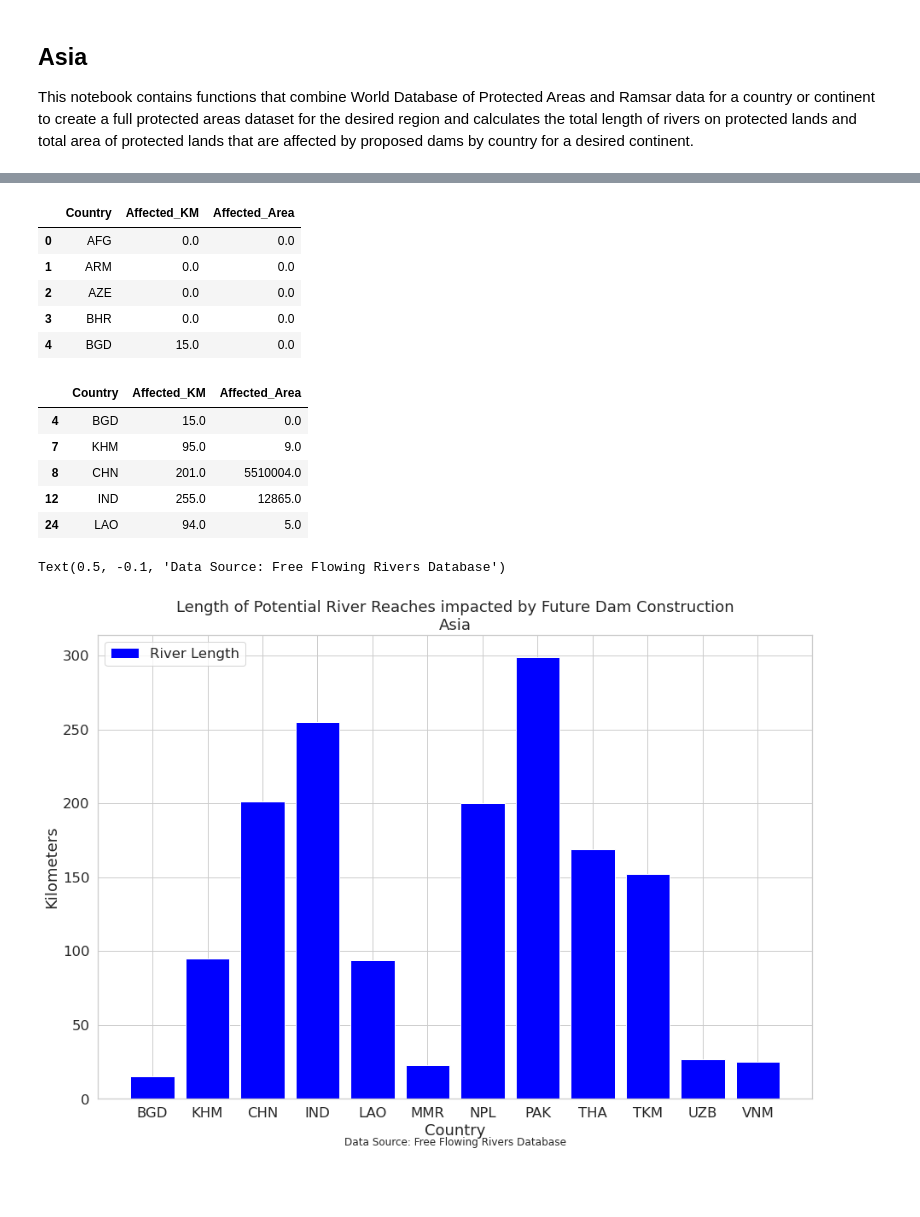
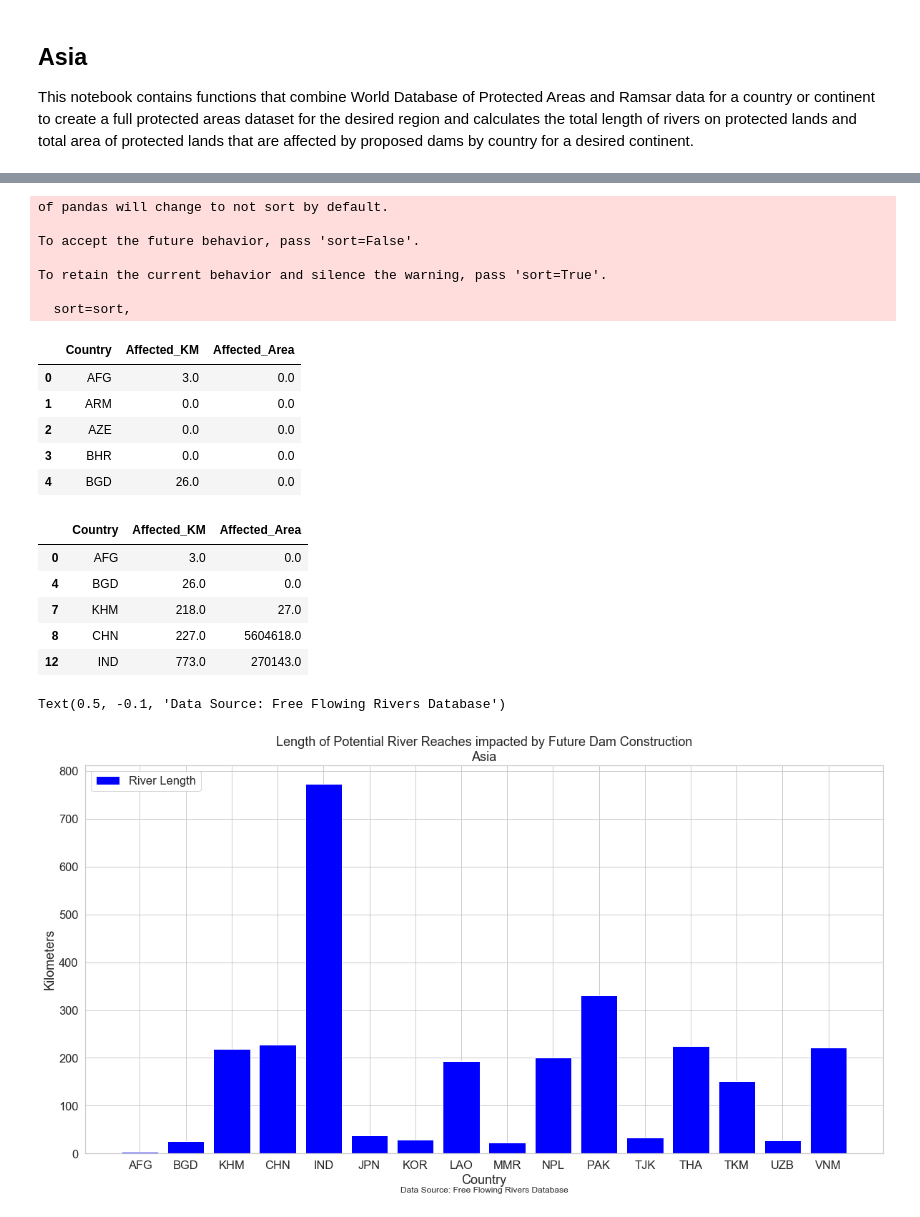
Before and after one commit to lherwehe/global-dam-impacts, a Jupyter notebook: exploration-notebooks/dam-impacts-on-protected-areas-calc-asia.ipynb, the cells around one changed output, grey strips where cells are left out. Saved outputs shown, nothing was run; the diff lists cells and outputs as text; code cells hidden in the pictures; blank space fills up the shorter version.

```diff
--- a/exploration-notebooks/dam-impacts-on-protected-areas-calc-asia.ipynb
+++ b/exploration-notebooks/dam-impacts-on-protected-areas-calc-asia.ipynb
@@ -171,7 +171,7 @@ river_list_prj = []
 
 for shp in gdf_list:
     shp['DOR_DIFF'] = shp['DOR_PLA'] - shp['DOR']
-    shp = shp[shp.RIV_CLASS > 3]
+    shp = shp[shp.RIV_CLASS >= 3]
     shp = shp.to_crs('epsg:4087')
     shp['geometry'] = shp.buffer(100)
     shp = shp[['LENGTH_KM', 'RIV_ORD', 'RIV_CLASS', 'CONTINENT',
@@ -260,45 +260,54 @@ for country in asia_countries.ISO3:
  # Create a pandas dataframe of lengths and areas affected
 asia_output = pd.DataFrame(list(zip(countries, country_sums, area_sums)), columns=[
                            'Country', 'Affected_KM', 'Affected_Area'])
+# %% [output]
+of pandas will change to not sort by default.
+
+To accept the future behavior, pass 'sort=False'.
+
+To retain the current behavior and silence the warning, pass 'sort=True'.
+
+  sort=sort,
 # %%
 asia_output.head()
 # %% [output]
 |  | Country | Affected_KM | Affected_Area |
-| 0 | AFG | 0.0 | 0.0 |
+| 0 | AFG | 3.0 | 0.0 |
 | 1 | ARM | 0.0 | 0.0 |
 | 2 | AZE | 0.0 | 0.0 |
 | 3 | BHR | 0.0 | 0.0 |
-| 4 | BGD | 15.0 | 0.0 |
+| 4 | BGD | 26.0 | 0.0 |
 # %%
 asia_affected = asia_output[asia_output.Affected_KM != 0]
+asia_affected = asia_output[asia_output.Affected_Area != 0]
 
 asia_affected.head()
 # %% [output]
 |  | Country | Affected_KM | Affected_Area |
-| 4 | BGD | 15.0 | 0.0 |
-| 7 | KHM | 95.0 | 9.0 |
-| 8 | CHN | 201.0 | 5510004.0 |
-| 12 | IND | 255.0 | 12865.0 |
-| 24 | LAO | 94.0 | 5.0 |
+| 0 | AFG | 3.0 | 0.0 |
+| 4 | BGD | 26.0 | 0.0 |
+| 7 | KHM | 218.0 | 27.0 |
+| 8 | CHN | 227.0 | 5604618.0 |
+| 12 | IND | 773.0 | 270143.0 |
 # %%
 # Create Graph
 # use white grid plot background from seaborn
 sns.set(font_scale=1.5, style='whitegrid')
 
-fig, ax = plt.subplots(figsize=(15, 10))
+fig, ax = plt.subplots(figsize=(20, 10))
 ax.bar(asia_affected["Country"],
         asia_affected["Affected_KM"], color='blue', label="River Length")
 plt.legend(loc="upper left")
 ax.set(title="Length of Potential River Reaches impacted by Future Dam Construction\nAsia",
        xlabel="Country", ylabel="Kilometers")
 ax.text(0.5, -0.1,
         "Data Source: Free Flowing Rivers Database",
         size=12,
         ha="center",
         transform=ax.transAxes)
 # %% [output]
 Text(0.5, -0.1, 'Data Source: Free Flowing Rivers Database')
-[figure, old version]
+[figure, new version]
 # %%
 # Create Graph
 # use white grid plot background from seaborn
```
Also changed, not shown: parts of 4 cells of this notebook, 5 other files.
